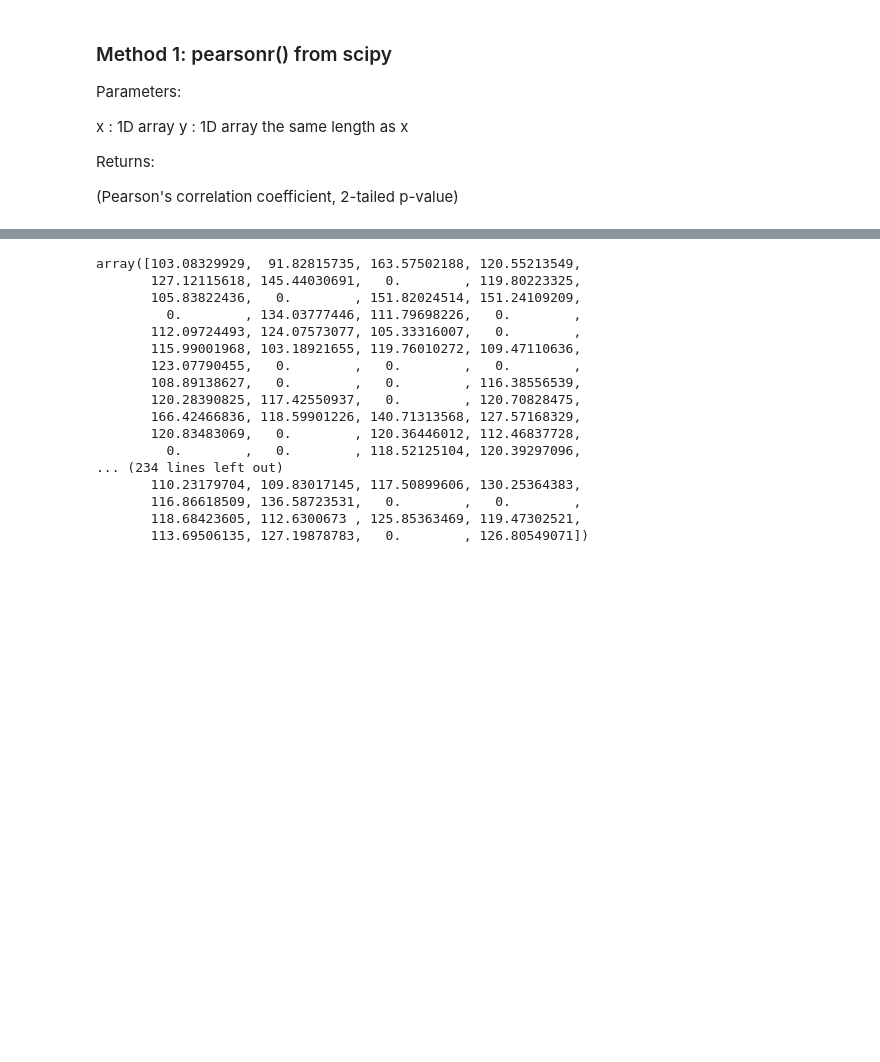
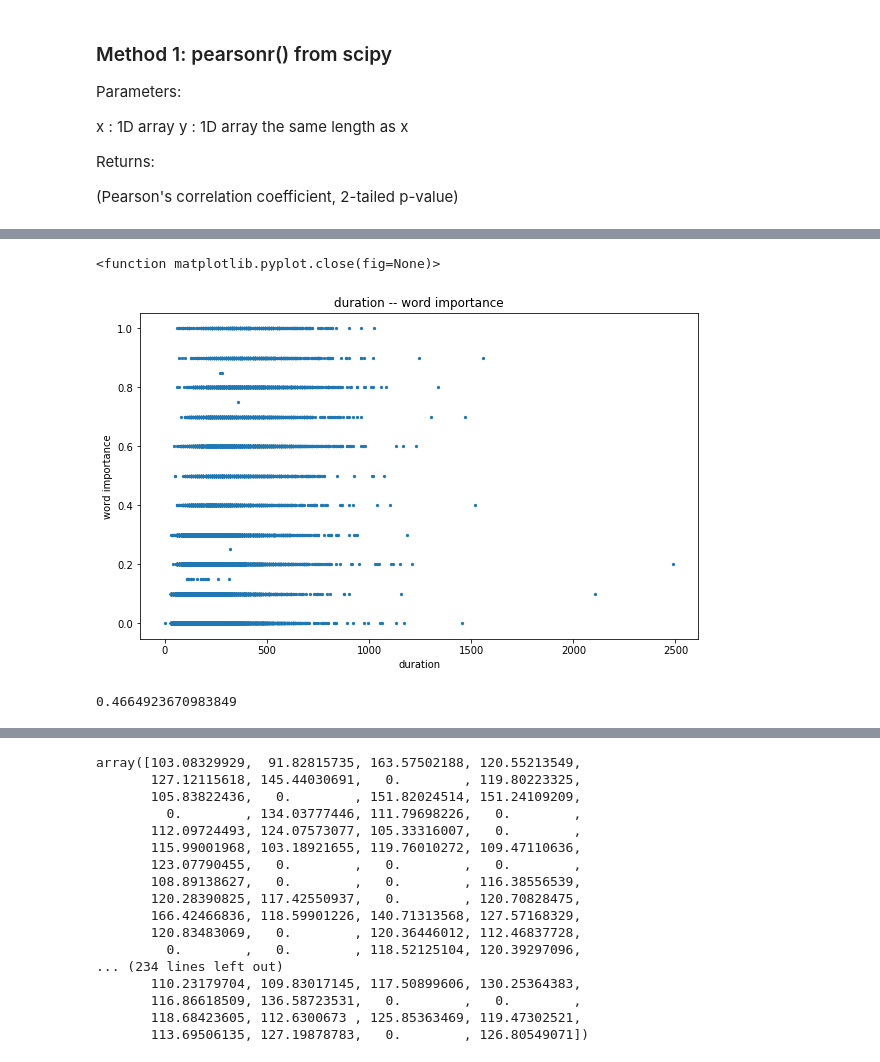
Before and after one commit to byronthecoder/Prosody-Prominence-Perplexity, a Jupyter notebook: ParselMouth.ipynb, the cells around one changed output, grey strips where cells are left out. Saved outputs shown, nothing was run; the diff lists cells and outputs as text; code cells hidden in the pictures; blank space fills up the shorter version.

```diff
--- a/ParselMouth.ipynb
+++ b/ParselMouth.ipynb
@@ -525,0 +565,16 @@ with open('../result/corr_p_all_24000.txt', 'w') as f:
+# %%
+# scatter plot
+plt.figure(1, figsize=(10, 6))
+plt.title("duration -- word importance")
+plt.scatter(data.duration, data.wimp, 5)
+plt.xlabel('duration')
+plt.ylabel('word importance')
+plt.show()
+plt.close
+# %% [output]
+<function matplotlib.pyplot.close(fig=None)>
+[figure, added]
+# %%
+duration.corr(wimp)
+# %% [output]
+0.4664923670983849
```
Also changed, not shown: parts of 20 cells of this notebook, 1 other file.
